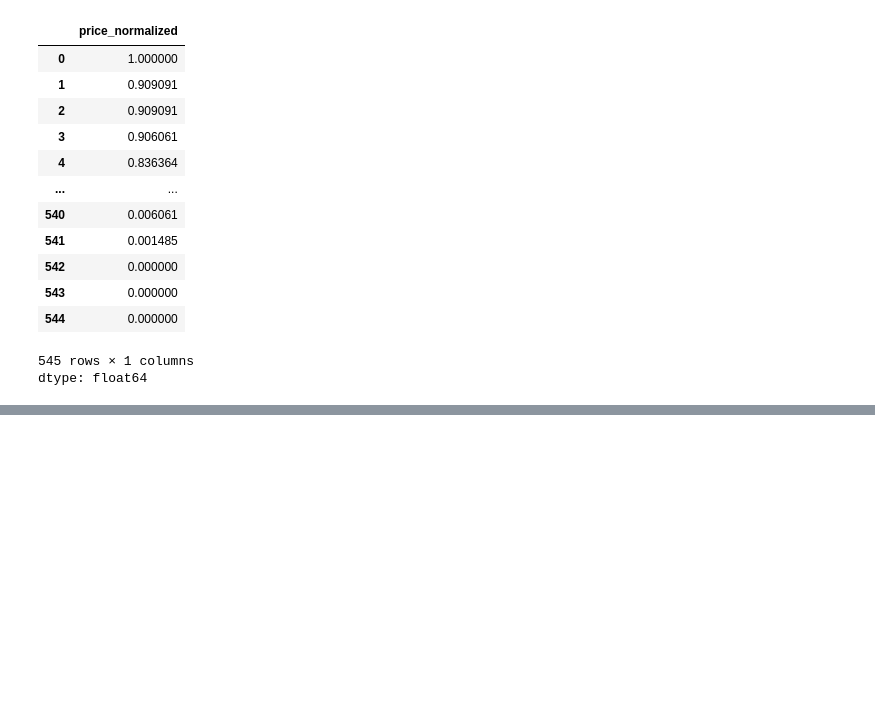
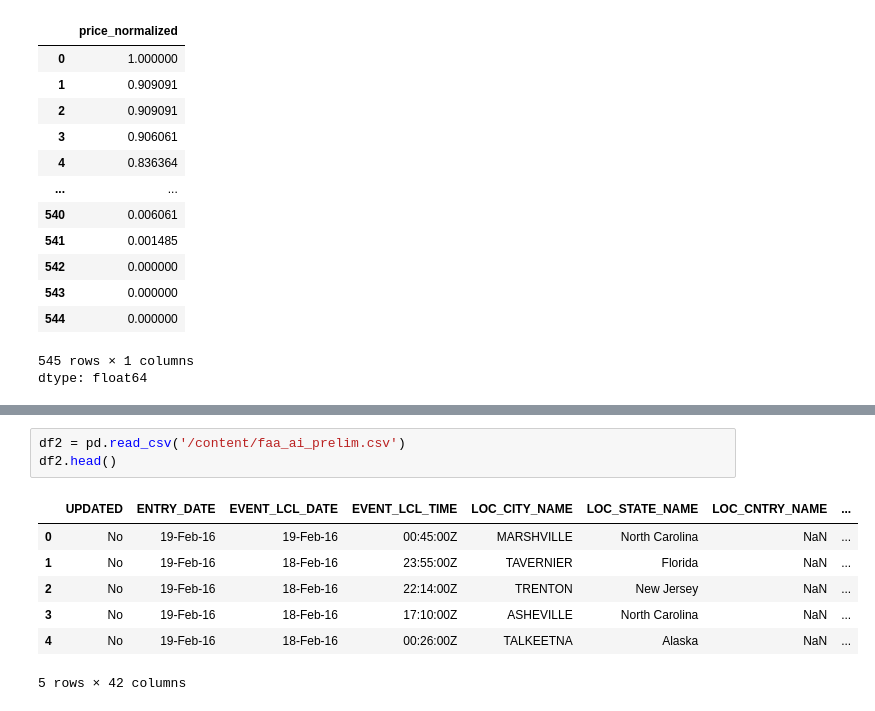
Before and after one commit to merajsiddieque/ML-Lab, a Jupyter notebook: ML_Lab2.ipynb, the cells around one changed output, grey strips where cells are left out. Drawn from its saved outputs; the diff is of its cells as text; blank space fills up the shorter version.

```diff
--- a/ML_Lab2.ipynb
+++ b/ML_Lab2.ipynb
@@ -64,0 +199,11 @@ dtype: float64
+# %%
+df2 = pd.read_csv('/content/faa_ai_prelim.csv')
+df2.head()
+# %% [output]
+|  | UPDATED | ENTRY_DATE | EVENT_LCL_DATE | EVENT_LCL_TIME | LOC_CITY_NAME | LOC_STATE_NAME | LOC_CNTRY_NAME | ... |
+| 0 | No | 19-Feb-16 | 19-Feb-16 | 00:45:00Z | MARSHVILLE | North Carolina | NaN | ... |
+| 1 | No | 19-Feb-16 | 18-Feb-16 | 23:55:00Z | TAVERNIER | Florida | NaN | ... |
+| 2 | No | 19-Feb-16 | 18-Feb-16 | 22:14:00Z | TRENTON | New Jersey | NaN | ... |
+| 3 | No | 19-Feb-16 | 18-Feb-16 | 17:10:00Z | ASHEVILLE | North Carolina | NaN | ... |
+| 4 | No | 19-Feb-16 | 18-Feb-16 | 00:26:00Z | TALKEETNA | Alaska | NaN | ... |
+5 rows × 42 columns
```
Also changed, not shown: parts of 14 cells of this notebook.
